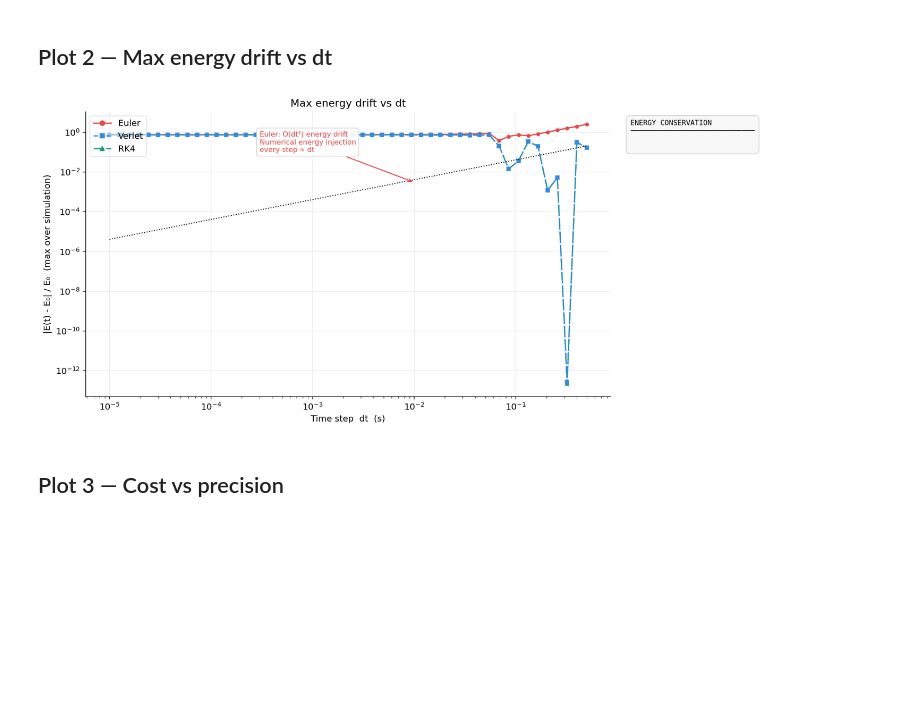
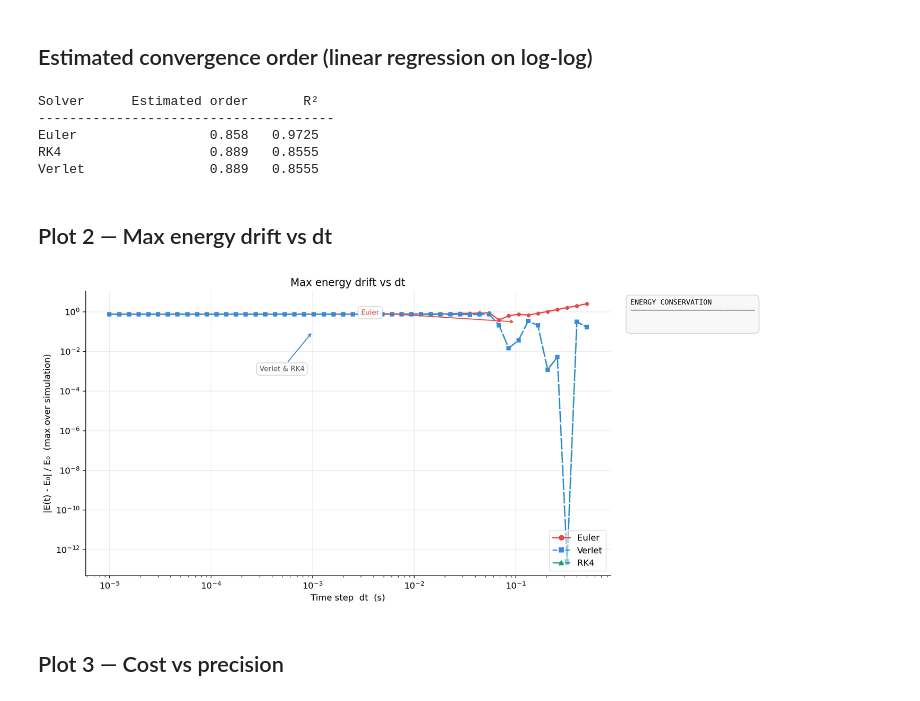
Before and after one commit to TomLaclavere/3DPhysicsEngine, a Jupyter notebook: benchmarks/Bouncing/benchmark_analysis.ipynb, the cells around one changed output. Drawn from its saved outputs; the diff is of its cells as text; code cells hidden in the pictures; blank space fills up the shorter version.

```diff
--- a/benchmarks/Bouncing/benchmark_analysis.ipynb
+++ b/benchmarks/Bouncing/benchmark_analysis.ipynb
@@ -149,3 +147,25 @@ plt.show()
+# %% [markdown]
+## Estimated convergence order (linear regression on log-log)
+# %%
+print(f"{'Solver':<10} {'Estimated order':>16} {'R²':>8}")
+print("-" * 38)
+
+for solver, grp in df.groupby("solver"):
+    grp  = grp.sort_values("dt")
+    mask = (grp["max_height_error"] > 1e-12) & (grp["max_height_error"] > 0)
+    if mask.sum() < 4:
+        print(f"{solver:<10} {'not enough points':>16}")
+        continue
+    log_dt  = np.log10(grp.loc[mask, "dt"])
+    log_err = np.log10(grp.loc[mask, "max_height_error"])
+    slope, _, r, *_ = stats.linregress(log_dt, log_err)
+    print(f"{solver:<10} {slope:>16.3f} {r**2:>8.4f}")
+# %% [output]
+Solver      Estimated order       R²
+--------------------------------------
+Euler                 0.858   0.9725
+RK4                   0.889   0.8555
+Verlet                0.889   0.8555
 # %% [markdown]
 ## Plot 2 — Max energy drift vs dt
 # %%
@@ -159,44 +179,43 @@ for solver, grp in df.groupby("solver"):
     grp = grp.sort_values("dt")
     mask = grp["max_energy_drift"] > 0
     ax.loglog(grp.loc[mask, "dt"], grp.loc[mask, "max_energy_drift"],
               color=s["color"], marker=s["marker"], ls=s["ls"],
               markersize=4, linewidth=1.6)
 
-# Reference O(dt) slope for Euler
-dt_ref = np.array([1e-5, 5e-1])
-ax.loglog(dt_ref, 4e-1 * dt_ref**1, "k:", linewidth=1.2, label="O(dt¹) ref")
+# Expected floor from restitution: each bounce removes (1-e²) fraction of energy
+# After one bounce: ΔE/E0 ≈ (1 - e²) = 1 - 0.81 = 0.19
+energy_floor = 1.0 - RESTITUTION**2
 
-# ── Annotations ──────────────────────────────────────────────────────────────
-ax.annotate("Euler: O(dt¹) energy drift\nNumerical energy injection\nevery step ∝ dt",
-            xy=(1e-2, 3e-3), xytext=(3e-4, 1e-1),
+
+ax.annotate("Euler",
+            xy=(1e-1, 3e-1), xytext=(3e-3, 7e-1),
             arrowprops=dict(arrowstyle="->", color="#E24B4A", lw=1.2),
             color="#E24B4A", fontsize=9, bbox=ABOX)
 
-ax.annotate("Verlet & RK4: machine precision\n~1e-11 to 1e-15 across all dt",
-            xy=(1e-3, 3e-14), xytext=(1e-2, 1e-10),
+ax.annotate("Verlet & RK4",
+            xy=(1e-3, energy_floor * 0.5), xytext=(3e-4, 1e-3),
             arrowprops=dict(arrowstyle="->", color="#378ADD", lw=1.2),
             color="#555", fontsize=9, bbox=ABOX)
 
 ax.set_xlabel("Time step  dt  (s)")
 ax.set_ylabel("|E(t) - E₀| / E₀  (max over simulation)")
 ax.set_title("Max energy drift vs dt")
-solver_legend(ax, loc="upper left")
+solver_legend(ax, loc="lower right")
 
-# ── Side notes ────────────────────────────────────────────────────────────────
 ax_notes.axis("off")
 notes = (
     "ENERGY CONSERVATION\n"
     "─────────────────────────────\n\n"
 )
 ax_notes.text(0.04, 0.97, notes, transform=ax_notes.transAxes,
               fontsize=9, va="top", family="monospace",
               bbox=dict(boxstyle="round,pad=0.6", fc="#f8f8f8", ec="#cccccc", lw=0.8))
 
 plt.tight_layout()
 plt.savefig("plot_energy_drift_vs_dt.png", dpi=150, bbox_inches="tight")
 plt.show()
 # %% [output]
-[figure, old version]
+[figure, new version]
 # %% [markdown]
 ## Plot 3 — Cost vs precision
 # %%
```
Also changed, not shown: parts of 16 cells of this notebook, 9 other files.
